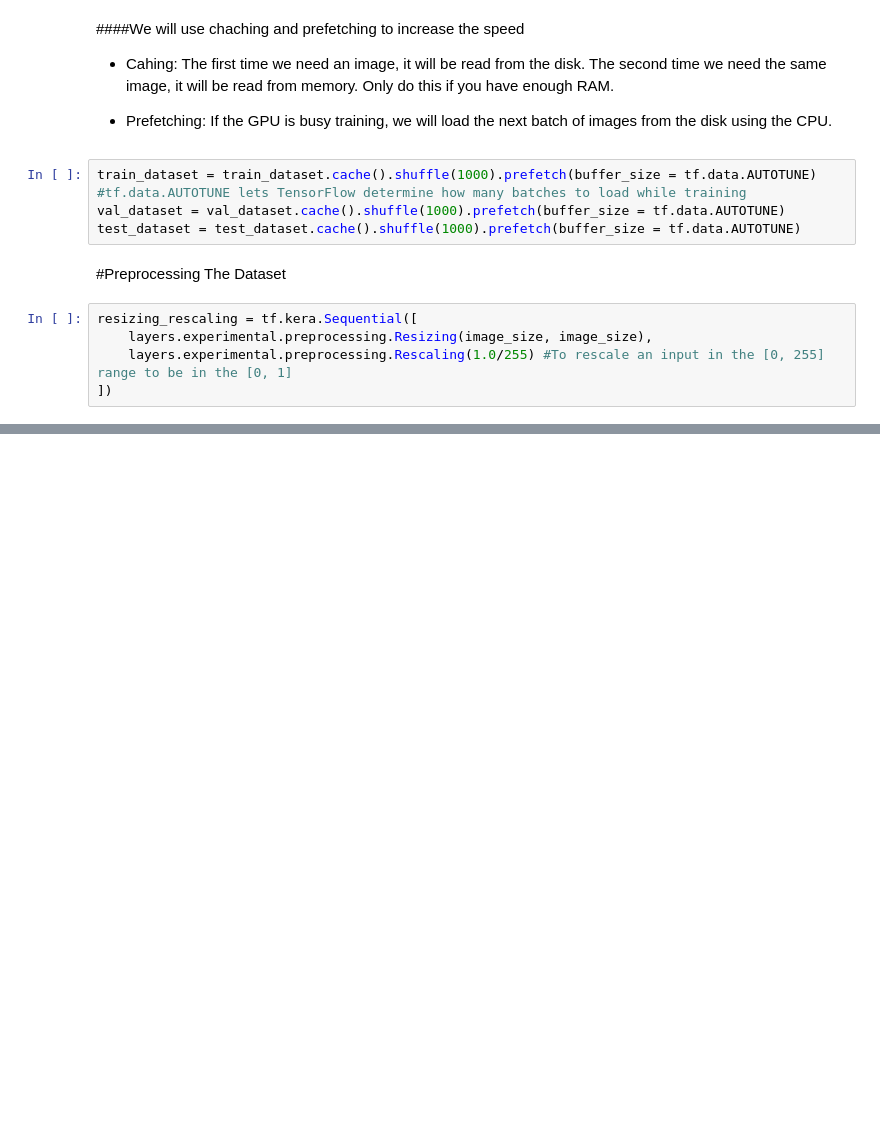
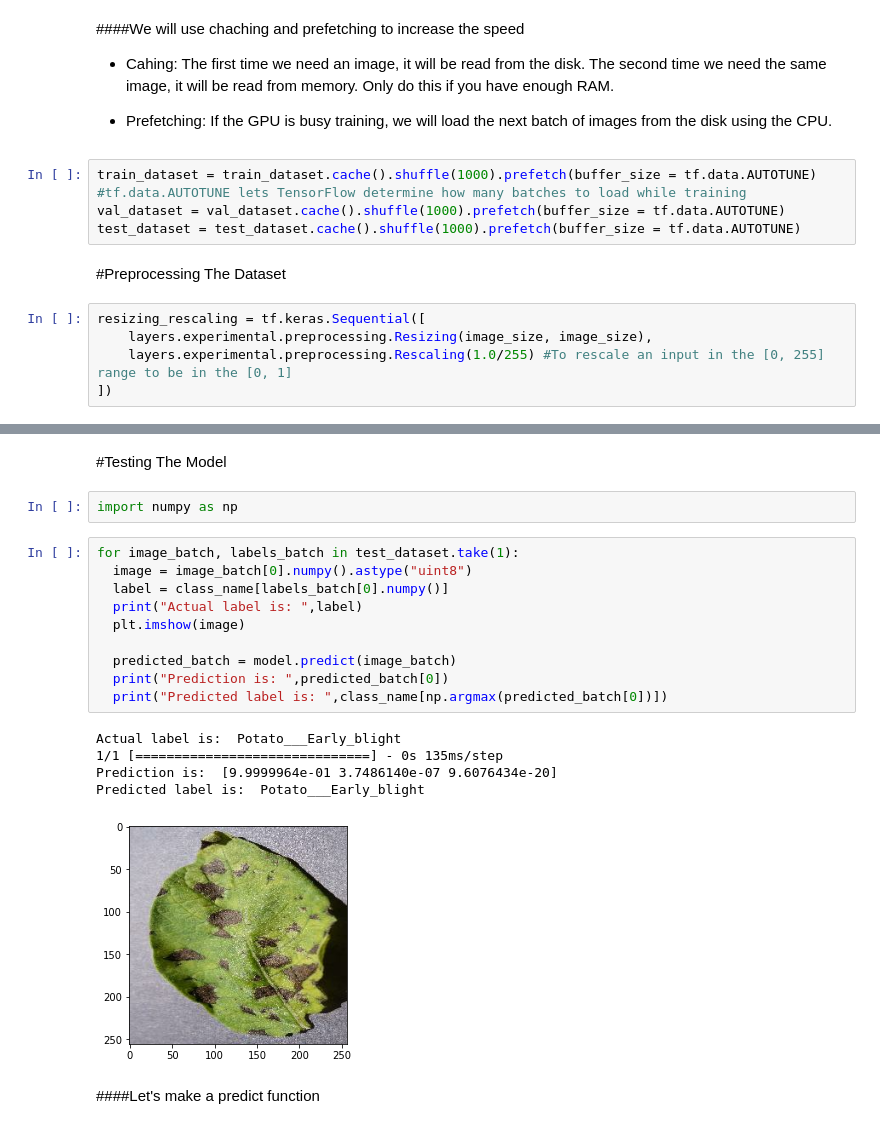
Before and after one commit to AhmedHashish123/Potato_Disease_Classification, a Jupyter notebook: Potato_Disease_Classification.ipynb, the cells around one changed output, grey strips where cells are left out. Drawn from its saved outputs; the diff is of its cells as text; blank space fills up the shorter version.

```diff
--- a/Potato_Disease_Classification.ipynb
+++ b/Potato_Disease_Classification.ipynb
@@ -207,7 +191,7 @@ test_dataset = test_dataset.cache().shuffle(1000).prefetch(buffer_size = tf.data
 # %% [markdown]
 #Preprocessing The Dataset
 # %%
-resizing_rescaling = tf.kera.Sequential([
+resizing_rescaling = tf.keras.Sequential([
     layers.experimental.preprocessing.Resizing(image_size, image_size),
     layers.experimental.preprocessing.Rescaling(1.0/255) #To rescale an input in the [0, 255] range to be in the [0, 1]
 ])
@@ -218,0 +331,22 @@ data_augmentation = tf.kera.Sequential([
+# %% [markdown]
+#Testing The Model
+# %%
+import numpy as np
+# %%
+for image_batch, labels_batch in test_dataset.take(1):
+  image = image_batch[0].numpy().astype("uint8")
+  label = class_name[labels_batch[0].numpy()]
+  print("Actual label is: ",label)
+  plt.imshow(image)
+
+  predicted_batch = model.predict(image_batch)
+  print("Prediction is: ",predicted_batch[0])
+  print("Predicted label is: ",class_name[np.argmax(predicted_batch[0])])
+# %% [output]
+Actual label is:  Potato___Early_blight
+1/1 [==============================] - 0s 135ms/step
+Prediction is:  [9.9999964e-01 3.7486140e-07 9.6076434e-20]
+Predicted label is:  Potato___Early_blight
+[figure, added]
+# %% [markdown]
+####Let's make a predict function
```
Also changed, not shown: parts of 25 cells of this notebook.
